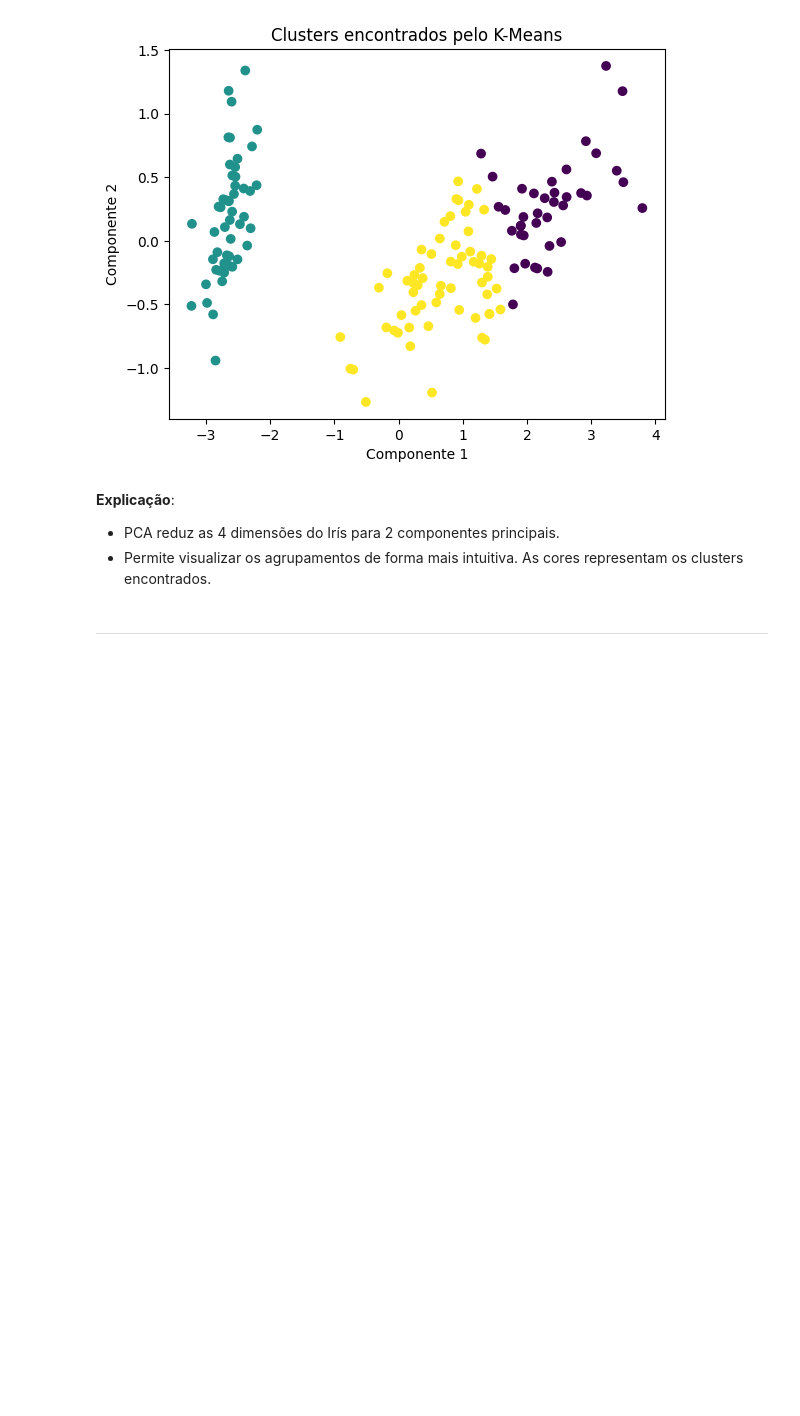
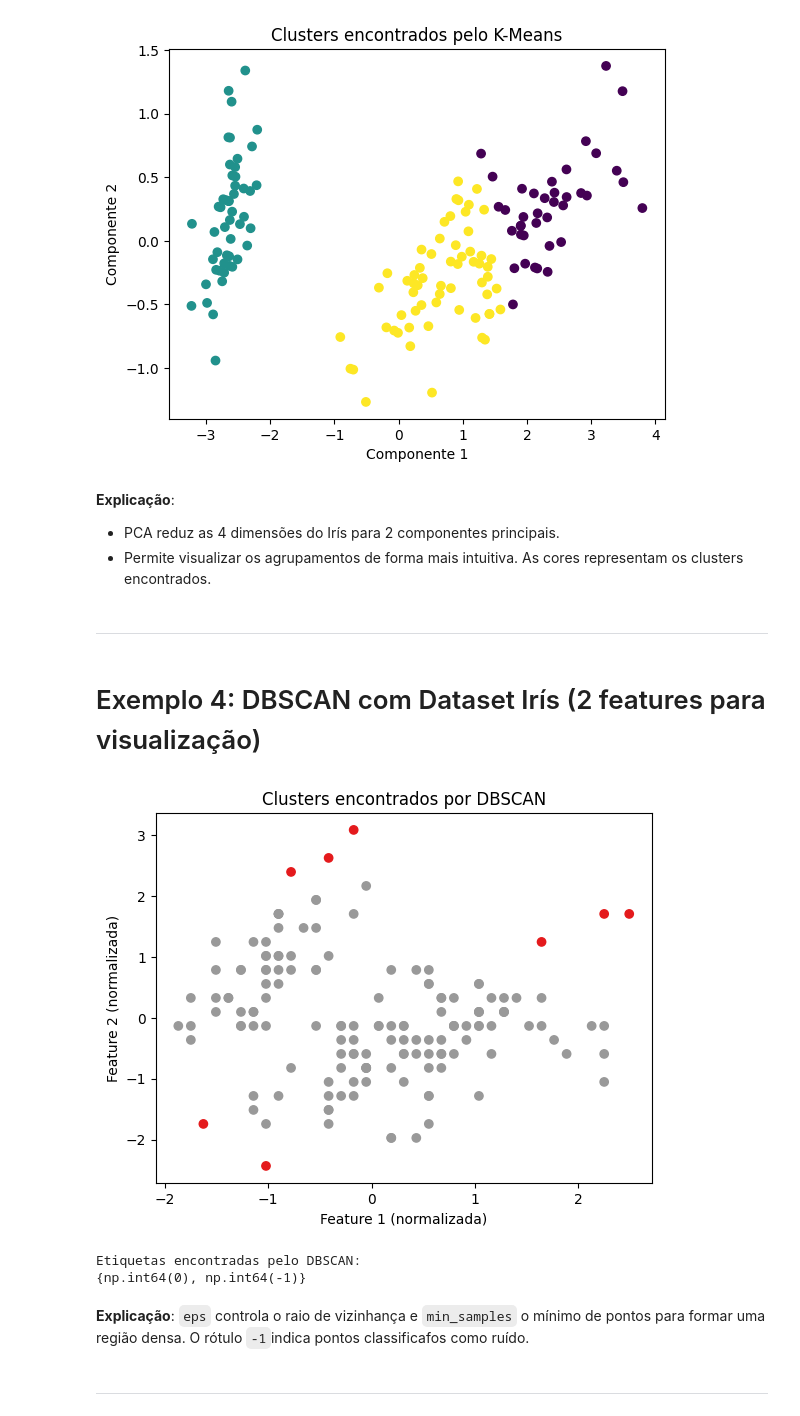
Before and after one commit to jpedrodias/FundamentosModelosAnaliticosPython, a Jupyter notebook: Week04/exemplos.ipynb, the cells around one changed output. Cells and saved outputs as stored; diff of their text form; code cells hidden in the pictures; blank space fills up the shorter version.

Commit message:
adicionado exemplo 4

```diff
--- a/Week04/exemplos.ipynb
+++ b/Week04/exemplos.ipynb
@@ -120,3 +120,5 @@ plt.show()
 As cores representam os clusters encontrados.
 # %% [markdown]
 ---
+# %% [markdown]
+# Exemplo 4: DBSCAN com Dataset Irís (2 features para visualização)
@@ -122,0 +130,33 @@ As cores representam os clusters encontrados.
+# %%
+# Carregar e preparar os dados
+iris = load_iris()
+data = iris.data[:, :2] # Usar apenas 2 features para visualização
+scaler = StandardScaler()
+data_scaled = scaler.fit_transform(data)
+# %%
+# Aplicar DBSCAN
+# eps: raio da vizinhança
+# min_samples: número mínimo de pontos para formar um cluster
+dbscan = DBSCAN(eps=0.5, min_samples=5)
+labels_db = dbscan.fit_predict(data_scaled)
+# %%
+# Visualizar os clusters
+plt.scatter(data_scaled[:, 0], data_scaled[:, 1], c=labels_db, cmap='Set1')
+plt.title("Clusters encontrados por DBSCAN")
+plt.xlabel("Feature 1 (normalizada)")
+plt.ylabel("Feature 2 (normalizada)")
+plt.show()
+# %% [output]
+[figure, added]
+# %%
+# Mostrar etiquetas encontradas
+print("Etiquetas encontradas pelo DBSCAN:")
+print(set(labels_db))
+# %% [output]
+Etiquetas encontradas pelo DBSCAN:
+{np.int64(0), np.int64(-1)}
+# %% [markdown]
+**Explicação**:
+`eps` controla o raio de vizinhança e `min_samples` o mínimo de pontos para formar uma região densa. O rótulo `-1`indica pontos classificafos como ruído.
+# %% [markdown]
+---
```
Also changed, not shown: parts of 1 cell of this notebook.
